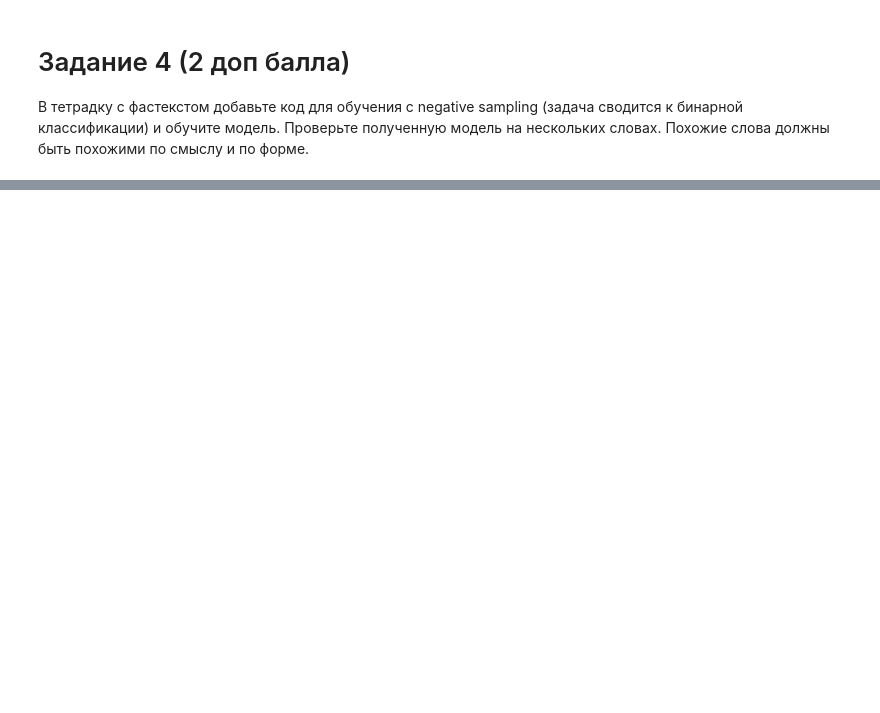
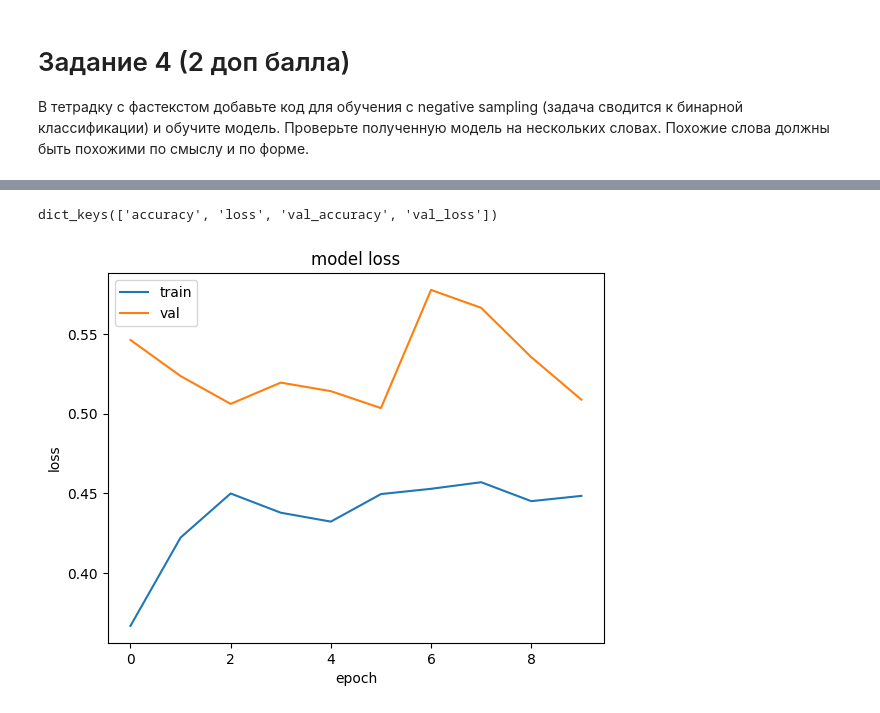
Before and after one commit to al-shatalina/CompLingProblems, a Jupyter notebook: homework_w2v.ipynb, the cells around one changed output, grey strips where cells are left out. Cells and saved outputs as stored; diff of their text form; code cells hidden in the pictures; blank space fills up the shorter version.

```diff
--- a/homework_w2v.ipynb
+++ b/homework_w2v.ipynb
@@ -282,0 +403,2 @@ F1 мера должна быть выше 20%.
+# %%
+y = data.toxic.values
@@ -286,0 +549,2 @@ F1 мера должна быть выше 20%.
+# %%
+tokenizer = SubwordTokenizer(ngram_range=(2,4), min_count=10)
@@ -286,0 +594,24 @@ F1 мера должна быть выше 20%.
+# %%
+inputs_target = keras.layers.Input(shape=(20,))
+inputs_context = keras.layers.Input(shape=(1,))
+
+
+embeddings_target = keras.layers.Embedding(input_dim=len(tokenizer.vocab), output_dim=100)(inputs_target, )
+embeddings_context = keras.layers.Embedding(input_dim=len(tokenizer.vocab), output_dim=100)(inputs_context, )
+
+target = keras.layers.Lambda(lambda x: x.sum(axis=1))(embeddings_target)
+context = keras.layers.Lambda(lambda x: x.sum(axis=1))(embeddings_context)
+dot = keras.layers.Dot(1)([target, context])
+
+# полученную близость нужно преобразовать в вероятность
+# когда она одна используется не софтмакс и сигмоида
+outputs = keras.layers.Activation(activation='sigmoid')(dot)
+
+model = keras.Model(inputs=[inputs_target, inputs_context],
+                       outputs=outputs)
+
+
+optimizer = keras.optimizers.Adam(learning_rate=0.001)
+model.compile(optimizer=optimizer,
+              loss='binary_crossentropy',
+              metrics=['accuracy'])
@@ -286,0 +644,7 @@ F1 мера должна быть выше 20%.
+# %%
+model.fit(neg_gen_batches_ft(wiki[:19000],tokenizer, window=10, batch_size=100),
+          validation_data=neg_gen_batches_ft(wiki[19000:], tokenizer, window=10, batch_size=100),
+          batch_size=1000,
+          steps_per_epoch=5000,
+          validation_steps=100,
+          epochs=10)
@@ -286,0 +673,13 @@ F1 мера должна быть выше 20%.
+# %%
+print(model.history.history.keys())
+# summarize history for accuracy
+plt.plot(model.history.history['loss'])
+plt.plot(model.history.history['val_loss'])
+plt.title('model loss')
+plt.ylabel('loss')
+plt.xlabel('epoch')
+plt.legend(['train', 'val'], loc='upper left')
+plt.show()
+# %% [output]
+dict_keys(['accuracy', 'loss', 'val_accuracy', 'val_loss'])
+[figure, added]
```
Also changed, not shown: parts of 38 cells of this notebook.
